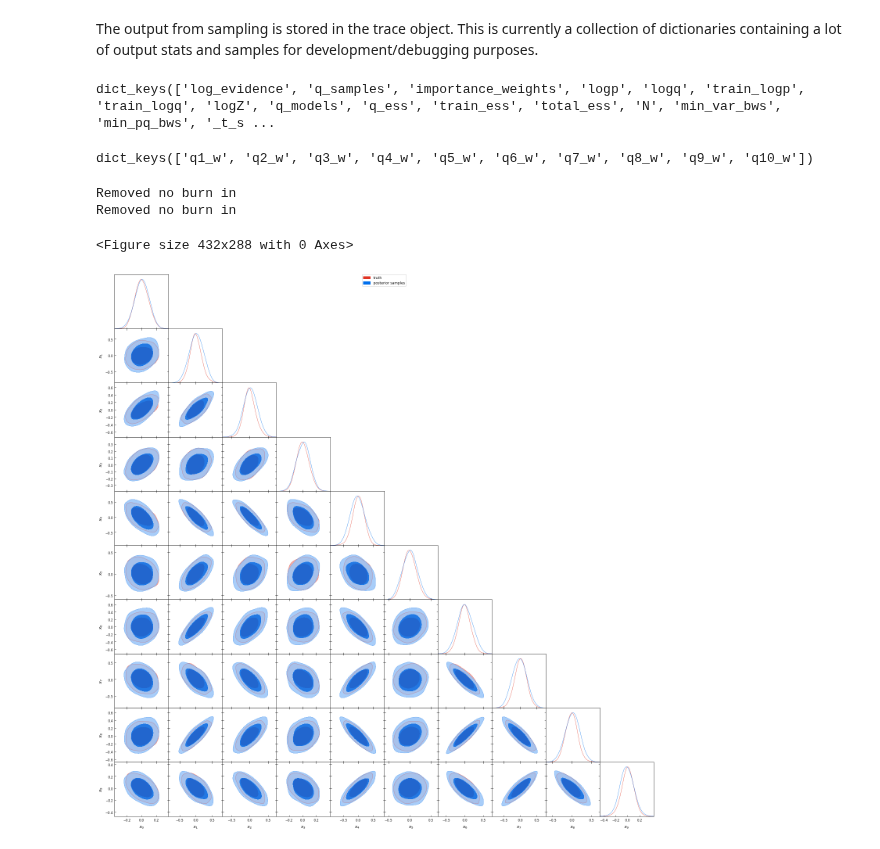
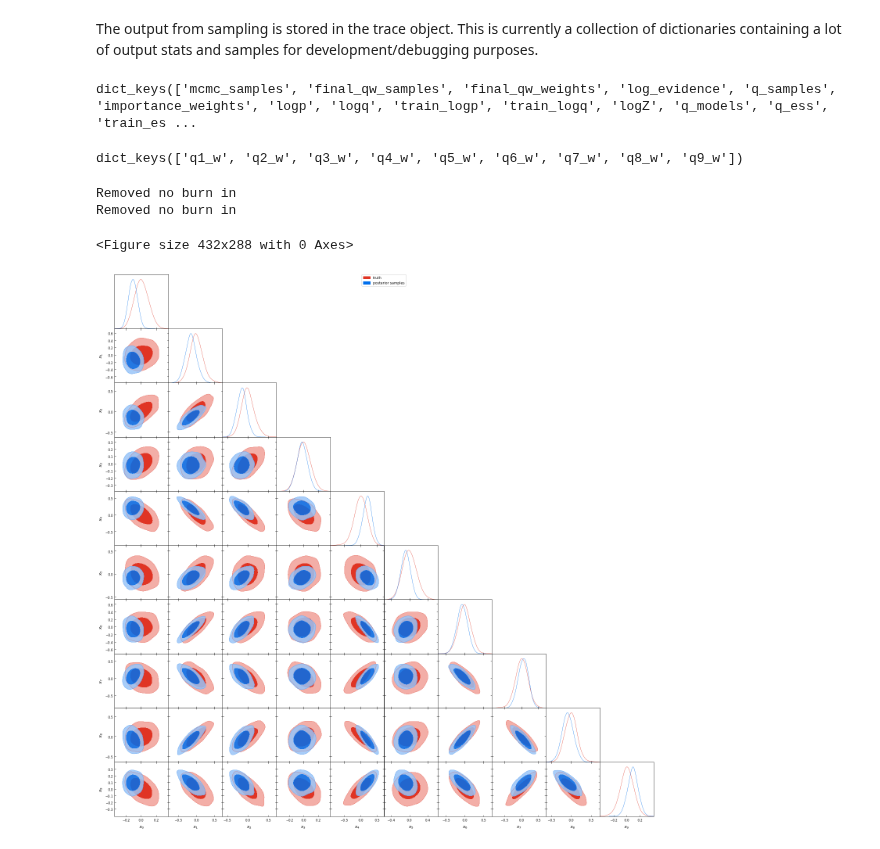
Before and after one commit to RichardGrumitt/nfmc_jax_tests, a Jupyter notebook: nf_smc_sampling_primer.ipynb, the cells around one changed output. Drawn from its saved outputs; the diff is of its cells as text; code cells hidden in the pictures.

```diff
--- a/nf_smc_sampling_primer.ipynb
+++ b/nf_smc_sampling_primer.ipynb
@@ -159,7 +159,6 @@ alpha_w = (0.9, 0.9)
 NBfirstlayer = True
 verbose = False
 interp_nbin = 5
-iteration = 5
 trainable_qw = False # Just leave this for now.
 sgd_steps = 10
 gamma = 0
@@ -169,6 +168,7 @@ logp_cut = None
 edge_bins = 0
 Whiten = True
 iteration = 5
+NERCOME = True
 
 '''
 SMC parameters
@@ -202,9 +202,11 @@ snf_loss = 2
 nfmc_snf_only = False
 fixed_beta_schedule = None
 vanilla_smc = True
-reg = 0.9
-reg1 = 0.9
-mh_mode = 'IMH'
+reg = 0.5
+reg1 = 0.95
+reg2 = 0.95
+latent_mcmc = 'Slice'
+slice_iterations = 10
 imh_target_acc_rate = 0.5
 max_imh_steps = 25
 cmh_target_acc_rate = 0.234
@@ -247,12 +249,15 @@ trace = nfmc_jax.infer_nfomc(log_like_func=log_like_cg,
                              vanilla_smc=vanilla_smc,
                              reg=reg,
                              reg1=reg1,
-                             mh_mode=mh_mode,
+                             reg2=reg2,
+                             latent_mcmc=latent_mcmc,
                              imh_target_acc_rate=imh_target_acc_rate,
                              max_imh_steps=max_imh_steps,
                              cmh_target_acc_rate=cmh_target_acc_rate,
                              max_cmh_steps=max_cmh_steps,
-                             cmh_p_acc_rate=cmh_p_acc_rate)
+                             cmh_p_acc_rate=cmh_p_acc_rate,
+                             NERCOME=NERCOME,
+                             slice_iterations=slice_iterations)
 # %% [output]
 Inference mode is sampling. Maximum beta is set to 1.
 min_delta_beta = 0.01
@@ -295,16 +282,16 @@ The output from sampling is stored in the trace object. This is currently a coll
 # Check the dictionary keys.
 trace.keys()
 # %% [output]
-dict_keys(['log_evidence', 'q_samples', 'importance_weights', 'logp', 'logq', 'train_logp', 'train_logq', 'logZ', 'q_models', 'q_ess', 'train_ess', 'total_ess', 'N', 'min_var_bws', 'min_pq_bws', '_t_s ...
+dict_keys(['mcmc_samples', 'final_qw_samples', 'final_qw_weights', 'log_evidence', 'q_samples', 'importance_weights', 'logp', 'logq', 'train_logp', 'train_logq', 'logZ', 'q_models', 'q_ess', 'train_es ...
 # %%
 # To inspect the sampling output, we can pull out the q_models.
 q_models = trace['q_models'][0]
 q_models.keys()
 # %% [output]
-dict_keys(['q1_w', 'q2_w', 'q3_w', 'q4_w', 'q5_w', 'q6_w', 'q7_w', 'q8_w', 'q9_w', 'q10_w'])
+dict_keys(['q1_w', 'q2_w', 'q3_w', 'q4_w', 'q5_w', 'q6_w', 'q7_w', 'q8_w', 'q9_w'])
 # %%
 # There were 10 temperature levels. q10_w corresponds to the q fit at beta=1 i.e. the target.
-q10 = q_models['q10_w']
+q10 = q_models['q9_w']
 # We can obtain samples from the q model as follows.
 q_samples, logq = q10.sample(2000, device='cpu')
 q_samples, logq = q_samples.numpy(), logq.numpy()
@@ -339,12 +326,12 @@ def plot_triangles(samples, weights, Cov, Ngd=1000, beta_idx=None,
         g.export(out_name)
 # %%
 # First plot the samples without weights.
-plot_triangles(q_samples, np.ones(len(q_samples)), Cov)
+plot_triangles(q_samples, np.ones(len(q_samples)), Cov, out_name='./slice_sampling_example.png')
 # %% [output]
 Removed no burn in
 Removed no burn in
 <Figure size 432x288 with 0 Axes>
-[figure, old version]
+[figure, new version]
 # %%
 # Now plot the samples with their corresponding IW.
 plot_triangles(q_samples, iw, Cov)
```
Also changed, not shown: parts of 3 cells of this notebook, 9 other files.
